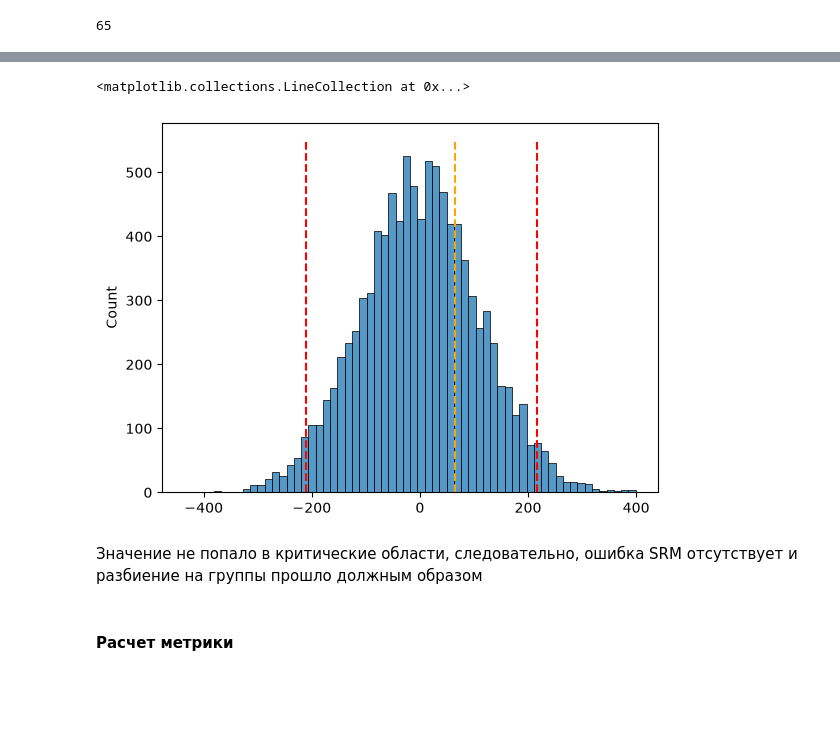
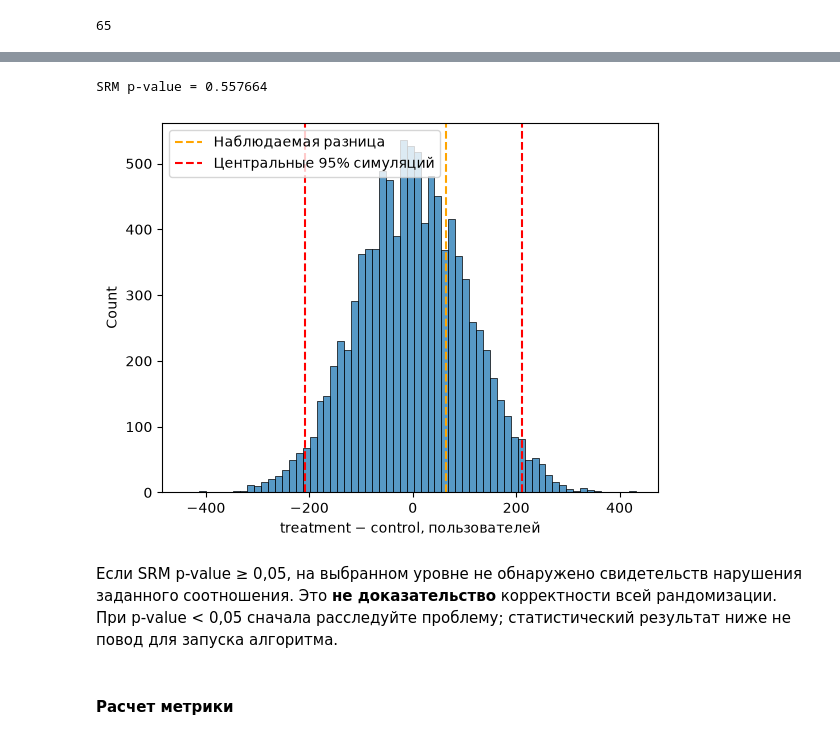
Before and after one commit to rtvtosic/Effectiveness-of-recommendation-system, a Jupyter notebook: notebook.ipynb, the cells around one changed output, grey strips where cells are left out. Drawn from its saved outputs; the diff is of its cells as text; code cells hidden in the pictures; blank space fills up the shorter version.

```diff
--- a/notebook.ipynb
+++ b/notebook.ipynb
@@ -53,10 +59,10 @@ from math import floor
 # %%
-# чтение данных
-user = pd.read_csv("data/user.csv")
-user_ab_group = pd.read_csv("data/user_ab_group.csv")
-good = pd.read_csv("data/good.csv")
-user_purchase = pd.read_csv("data/user_purchase.csv")
-purchase_good = pd.read_csv("data/purchase_good.csv")
+# Впишите пути к вашим исходным CSV. Пустые строки оставлены намеренно.
+user = pd.read_csv('C:/Effectiveness-of-recommendation-system/data/user.csv')
+user_ab_group = pd.read_csv('C:/Effectiveness-of-recommendation-system/data/user_ab_group.csv')
+good = pd.read_csv('C:/Effectiveness-of-recommendation-system/data/good.csv')
+user_purchase = pd.read_csv('C:/Effectiveness-of-recommendation-system/data/user_purchase.csv')
+purchase_good = pd.read_csv('C:/Effectiveness-of-recommendation-system/data/purchase_good.csv')
 # %%
 user.head()
 # %% [output]
@@ -331,16 +363,12 @@ Name: proportion, dtype: float64
 # %%
-our_diff = len(treatment_group) - len(control_group)
-our_diff
+our_diff = len(assigned_treatment_ids) - len(assigned_control_ids)
+display(our_diff)
 # %% [output]
 65
 # %%
-diffs = []
-
-for i in range(10_000):
-    arr = [random.randint(0, 1) for _ in range(len(user_ab_group))]
-    # 0 - экспериментальная
-    # 1 - контрольная
-    diff = sum(arr) - (len(arr) - sum(arr)) # различие кол-ва пользователей в группах
-    diffs.append(diff)
+rng = np.random.default_rng(2023)
+# Иллюстрация нулевого распределения; численный SRM-тест — ниже.
+sim_treatment = rng.binomial(len(assignment_base), EXPECTED_TREATMENT_SHARE, size=10_000)
+diffs = 2 * sim_treatment - len(assignment_base)
 # %%
 diffs_s = pd.Series(diffs)
@@ -367,17 +396,23 @@ ax.vlines([our_diff], 0, 550, linestyles='dashed', color='green')
 # %%
-alpha = 0.05
-half_alpha = floor(len(diffs_s) * alpha / 2)
-diffs_cut = sorted(diffs_s)[half_alpha:-half_alpha]
+srm_p = binomtest(len(assigned_treatment_ids), len(assignment_base),
+                  p=EXPECTED_TREATMENT_SHARE, alternative='two-sided').pvalue
+print(f'SRM p-value = {srm_p:.6g}')
+null_interval = np.quantile(diffs_s, [ALPHA/2, 1-ALPHA/2])
+# %% [output]
+SRM p-value = 0.557664
 # %%
 ax = sns.histplot(diffs_s)
-
-ax.vlines([our_diff], 0, 550, linestyles='dashed', color='orange')
-ax.vlines([diffs_cut[0], diffs_cut[-1]], 0, 550, linestyles='dashed', color='red')
+ax.axvline(our_diff, linestyle='--', color='orange', label='Наблюдаемая разница')
+for j, boundary in enumerate(null_interval):
+    ax.axvline(boundary, linestyle='--', color='red', label='Центральные 95% симуляций' if j == 0 else None)
+ax.set_xlabel('treatment − control, пользователей'); ax.legend()
+plt.show()
 # %% [output]
-<matplotlib.collections.LineCollection at 0x...>
-[figure, old version]
+[figure, new version]
 # %% [markdown]
-<p>Значение не попало в критические области, следовательно, ошибка SRM отсутствует и разбиение на группы прошло должным образом</p>
+Если SRM p-value ≥ 0,05, на выбранном уровне не обнаружено свидетельств нарушения
+заданного соотношения. Это **не доказательство** корректности всей рандомизации.
+При p-value < 0,05 сначала расследуйте проблему; статистический результат ниже не повод для запуска алгоритма.
 # %% [markdown]
 #### Расчет метрики
 # %% [markdown]
```
Also changed, not shown: parts of 39 cells of this notebook, 1 other file.
